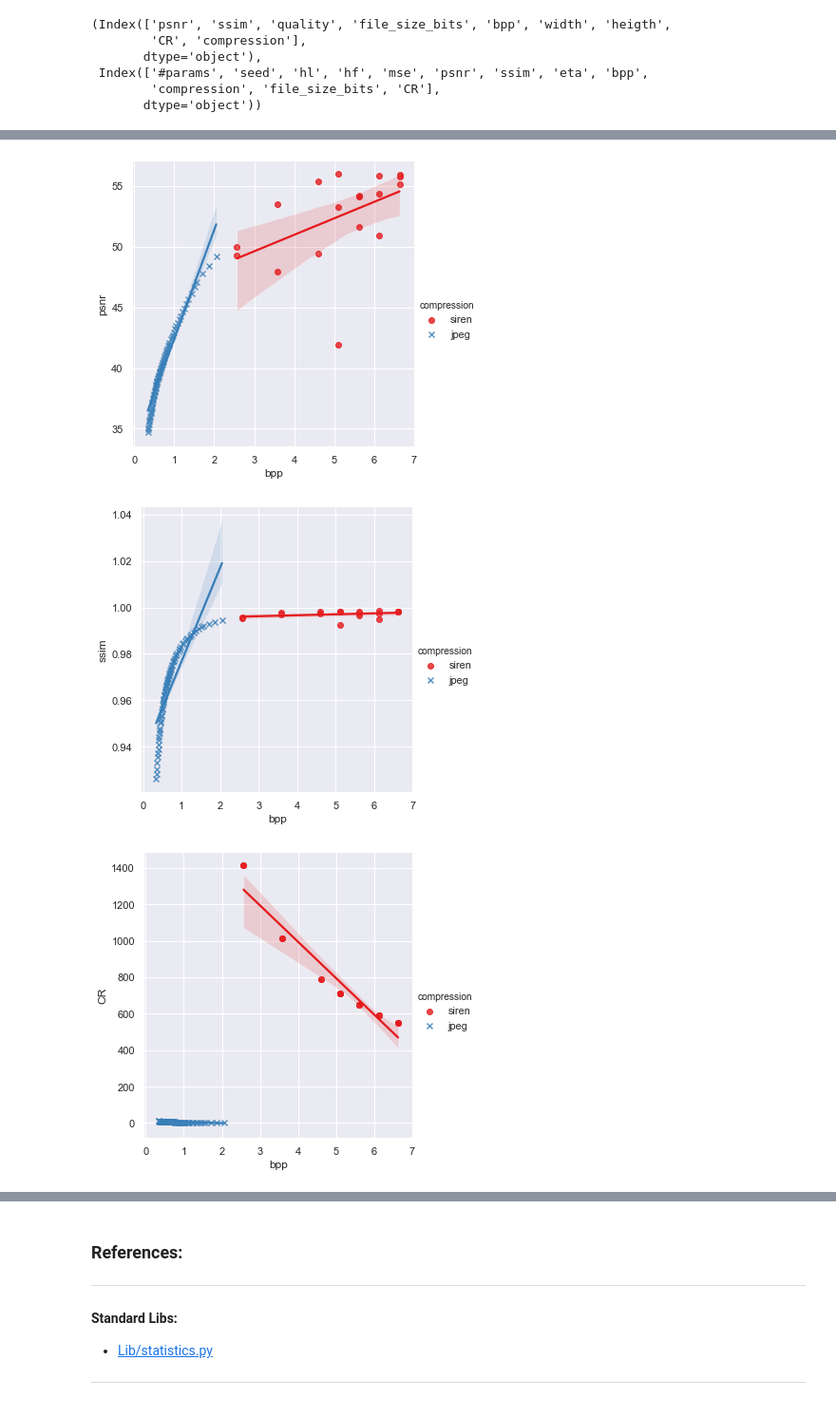
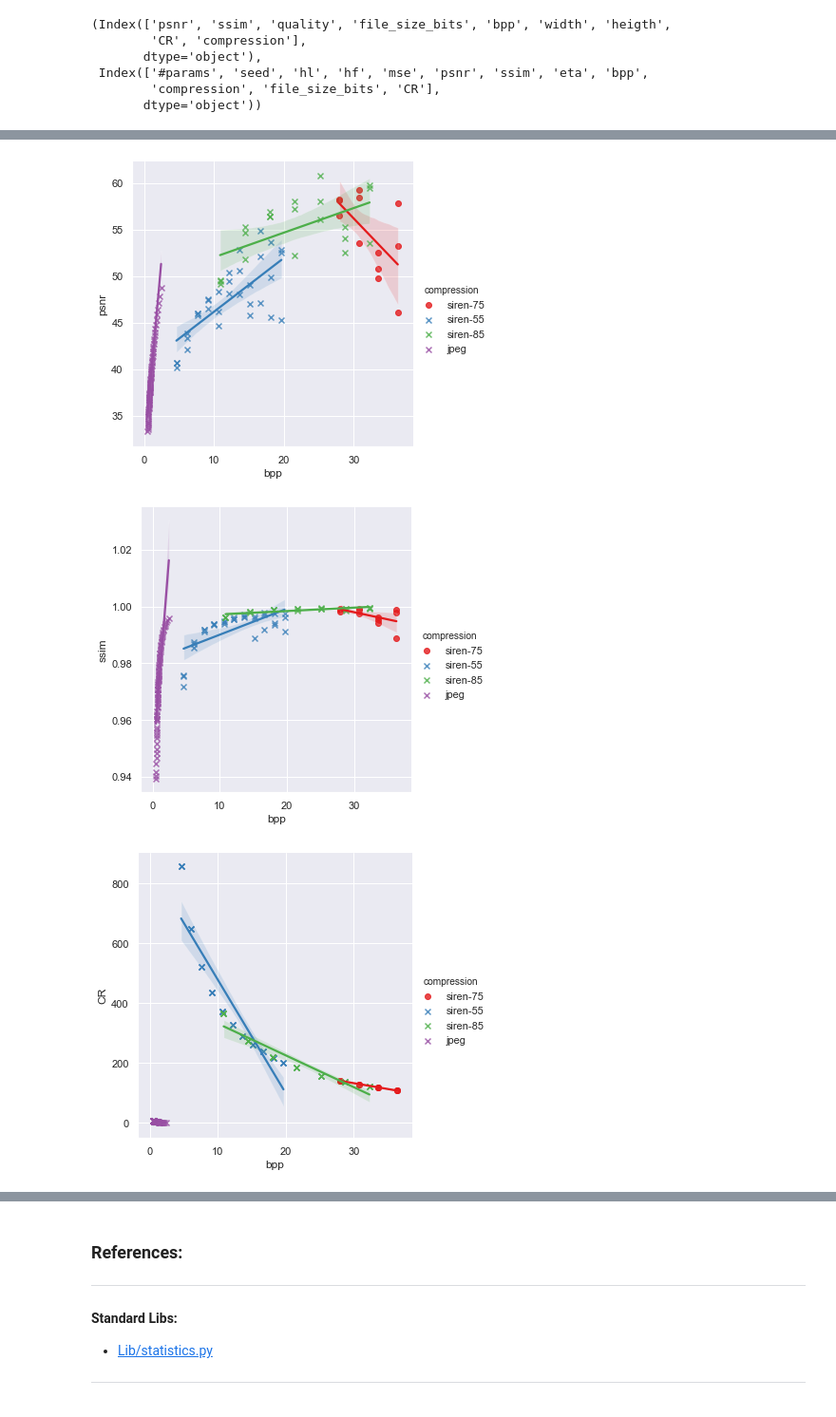
Before and after one commit to franec94/Sinren-Data-Analyses-A-Posteriori, a Jupyter notebook: notebooks/analyze_a_run/analyze_a_run.ipynb, the cells around one changed output, grey strips where cells are left out. Shown at 95% size. Drawn from its saved outputs; the diff is of its cells as text; code cells hidden in the pictures.

```diff
--- a/notebooks/analyze_a_run/analyze_a_run.ipynb
+++ b/notebooks/analyze_a_run/analyze_a_run.ipynb
@@ -150,6 +156,8 @@ result_jpeg_df.columns, train_df.columns
+# %%
+train_df['compression'] = list(map(lambda hf: f'siren-{hf}', train_df['hf'].values.astype(dtype = np.int)))
 # %%
 result_jpeg_df['compression'] = ['jpeg'] * result_jpeg_df.shape[0]
-train_df['compression'] = ['siren'] * train_df.shape[0]
+# train_df['compression'] = ['siren'] * train_df.shape[0]
 train_df['file_size_bits'] = train_df['#params'].values * 32
 train_df['CR'] = cropped_file_size_bits / train_df['#params'].values * 32
 # %%
@@ -169,7 +177,7 @@ data_frames_list = [
     train_df[train_df_columns_for_merge],
     result_jpeg_df[result_jpeg_df_columns_for_merge],
 ]
-merged_df = pd.concat(data_frames_list, names = "psnr,ssim,CRbpp,file_size_bits,compression".split(","))
+merged_df = pd.concat(data_frames_list, names = "psnr,ssim,CR,bpp,file_size_bits,compression".split(","))
 # %%
 g = sns.PairGrid(merged_df, hue="compression")
 g.map_diag(plt.hist)
@@ -199,0 +204,2 @@ sns.__version__
+# %%
+markers = ["o"] + (["x"] * (len(set(merged_df["compression"].values)) - 1))
@@ -328,30 +336,30 @@ plt.show()
 # %%
 # Plot sepal width as a function of sepal_length across days
 g = sns.lmplot(
     data=merged_df,
     x="bpp", y="psnr", hue="compression",
     height=5,
-    palette="Set1", markers=["o", "x"]).fig.subplots_adjust(wspace=.02)
+    palette="Set1", markers=markers).fig.subplots_adjust(wspace=.02)
 
 # Plot sepal width as a function of sepal_length across days
 g = sns.lmplot(
     data=merged_df,
     x="bpp", y="ssim", hue="compression",
     height=5,
-    palette="Set1", markers=["o", "x"]).fig.subplots_adjust(wspace=.02)
+    palette="Set1", markers=markers).fig.subplots_adjust(wspace=.02)
 plt.show()
 
 # Plot sepal width as a function of sepal_length across days
 g = sns.lmplot(
     data=merged_df,
     x="bpp", y="CR", hue="compression",
     height=5,
-    palette="Set1", markers=["o", "x"]).fig.subplots_adjust(wspace=.02)
+    palette="Set1", markers=markers).fig.subplots_adjust(wspace=.02)
 plt.show()
 # %% [output]
-[figure, old version]
+[figure, new version]
-[figure, old version]
+[figure, new version]
-[figure, old version]
+[figure, new version]
 # %%
 g = sns.lmplot(x="bpp", y="psnr", col="compression", data=merged_df, palette="Set1").fig.subplots_adjust(wspace=.02)
 # %% [output]
```
Also changed, not shown: parts of 36 cells of this notebook, 4 other files.
